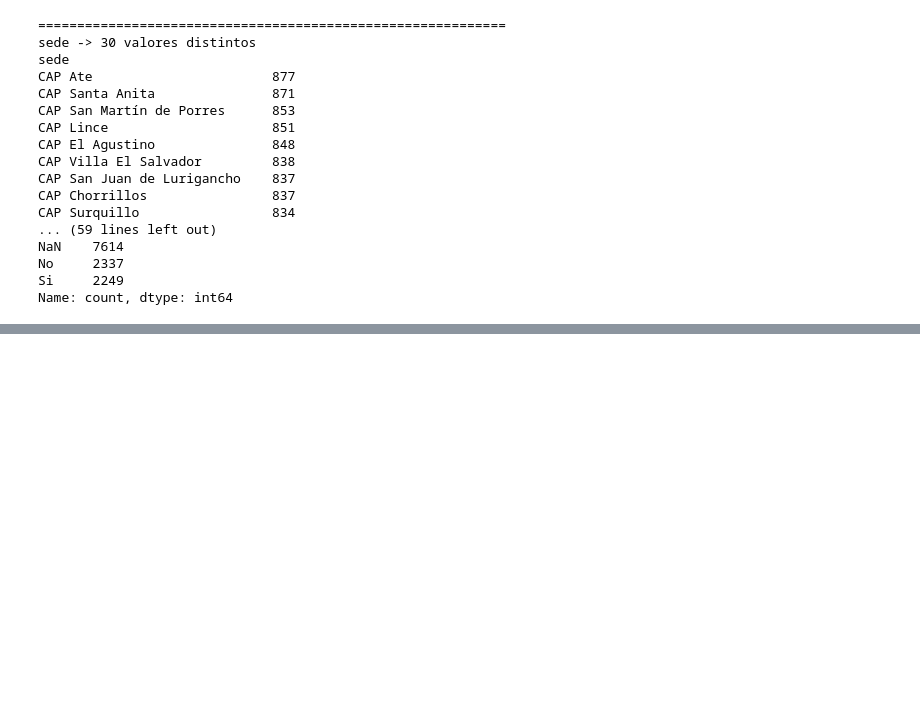
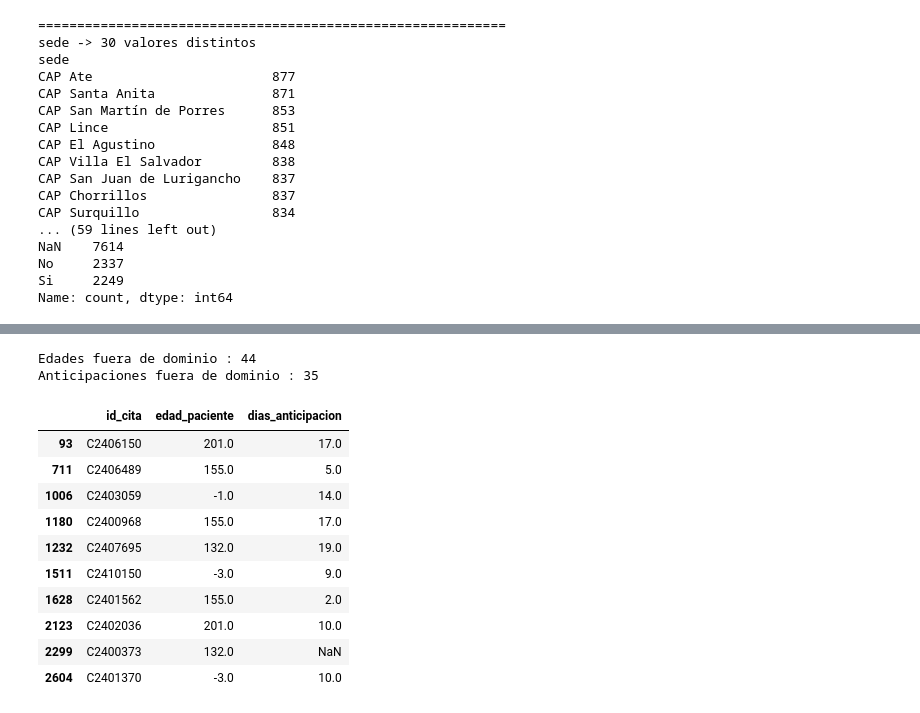
Before and after one commit to Gen54cw/Analitica-de-Datos-Tintaya-Daniel, a Jupyter notebook: laboratorios/LAB01_TintayaDaniel.ipynb, the cells around one changed output, grey strips where cells are left out. Cells and saved outputs as stored; diff of their text form; code cells hidden in the pictures; blank space fills up the shorter version.

```diff
--- a/laboratorios/LAB01_TintayaDaniel.ipynb
+++ b/laboratorios/LAB01_TintayaDaniel.ipynb
@@ -167,0 +388,25 @@ Name: count, dtype: int64
+# %%
+#8.2 Validez
+edad_mala = ((citas_lim["edad_paciente"] < 0) |
+ (citas_lim["edad_paciente"] > 110)).sum()
+antic_mala = ((citas_lim["dias_anticipacion"] < 0) |
+ (citas_lim["dias_anticipacion"] > 365)).sum()
+print("Edades fuera de dominio :", edad_mala)
+print("Anticipaciones fuera de dominio :", antic_mala)
+print()
+display(citas_lim.loc[(citas_lim["edad_paciente"] < 0) |
+ (citas_lim["edad_paciente"] > 110),["id_cita", "edad_paciente", "dias_anticipacion"]].head(10))
+# %% [output]
+Edades fuera de dominio : 44
+Anticipaciones fuera de dominio : 35
+|  | id_cita | edad_paciente | dias_anticipacion |
+| 93 | C2406150 | 201.0 | 17.0 |
+| 711 | C2406489 | 155.0 | 5.0 |
+| 1006 | C2403059 | -1.0 | 14.0 |
+| 1180 | C2400968 | 155.0 | 17.0 |
+| 1232 | C2407695 | 132.0 | 19.0 |
+| 1511 | C2410150 | -3.0 | 9.0 |
+| 1628 | C2401562 | 155.0 | 2.0 |
+| 2123 | C2402036 | 201.0 | 10.0 |
+| 2299 | C2400373 | 132.0 | NaN |
+| 2604 | C2401370 | -3.0 | 10.0 |
```
Also changed, not shown: parts of 17 cells of this notebook.
